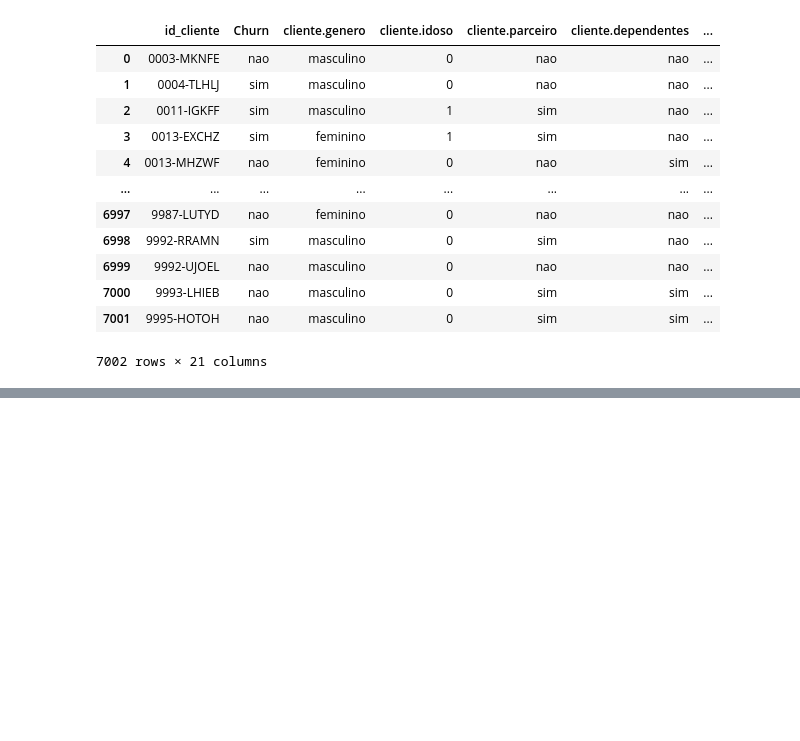
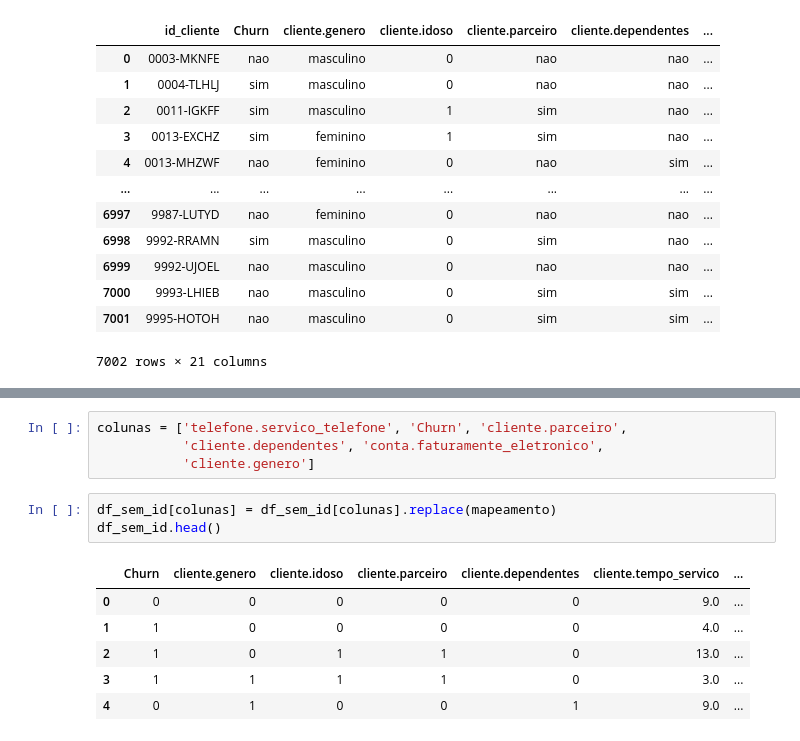
Before and after one commit to strawndri/python-ds-pandas-limpeza-tratamento-dados, a Jupyter notebook: Projeto_Python_Data_Science.ipynb, the cells around one changed output, grey strips where cells are left out. Cells and saved outputs as stored; diff of their text form; blank space fills up the shorter version.

```diff
--- a/Projeto_Python_Data_Science.ipynb
+++ b/Projeto_Python_Data_Science.ipynb
@@ -736,0 +783,14 @@ df_sem_out
+# %%
+colunas = ['telefone.servico_telefone', 'Churn', 'cliente.parceiro',
+           'cliente.dependentes', 'conta.faturamente_eletronico',
+           'cliente.genero']
+# %%
+df_sem_id[colunas] = df_sem_id[colunas].replace(mapeamento)
+df_sem_id.head()
+# %% [output]
+|  | Churn | cliente.genero | cliente.idoso | cliente.parceiro | cliente.dependentes | cliente.tempo_servico | ... |
+| 0 | 0 | 0 | 0 | 0 | 0 | 9.0 | ... |
+| 1 | 1 | 0 | 0 | 0 | 0 | 4.0 | ... |
+| 2 | 1 | 0 | 1 | 1 | 0 | 13.0 | ... |
+| 3 | 1 | 1 | 1 | 1 | 0 | 3.0 | ... |
+| 4 | 0 | 1 | 0 | 0 | 1 | 9.0 | ... |
```
Also changed, not shown: parts of 13 cells of this notebook.
